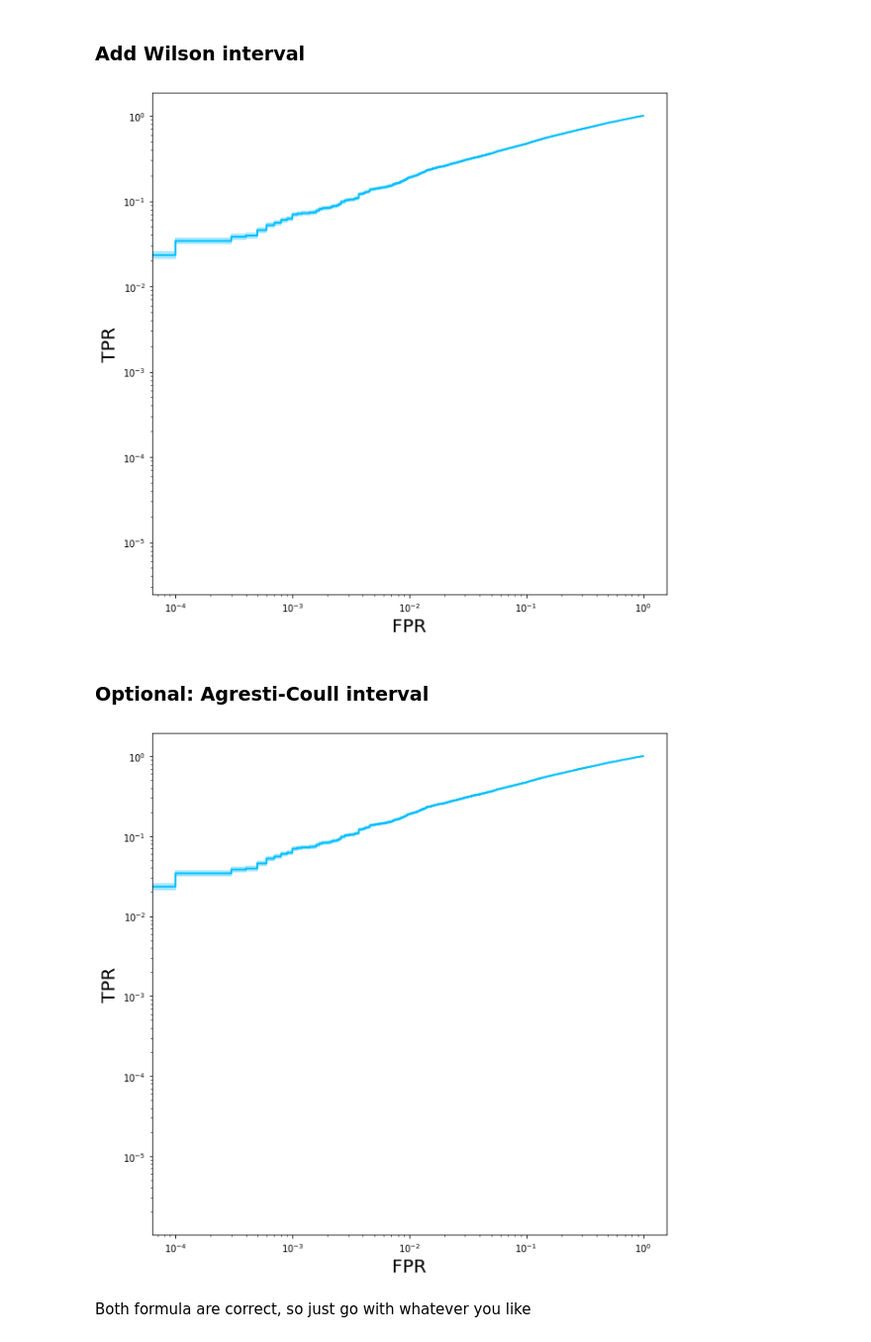
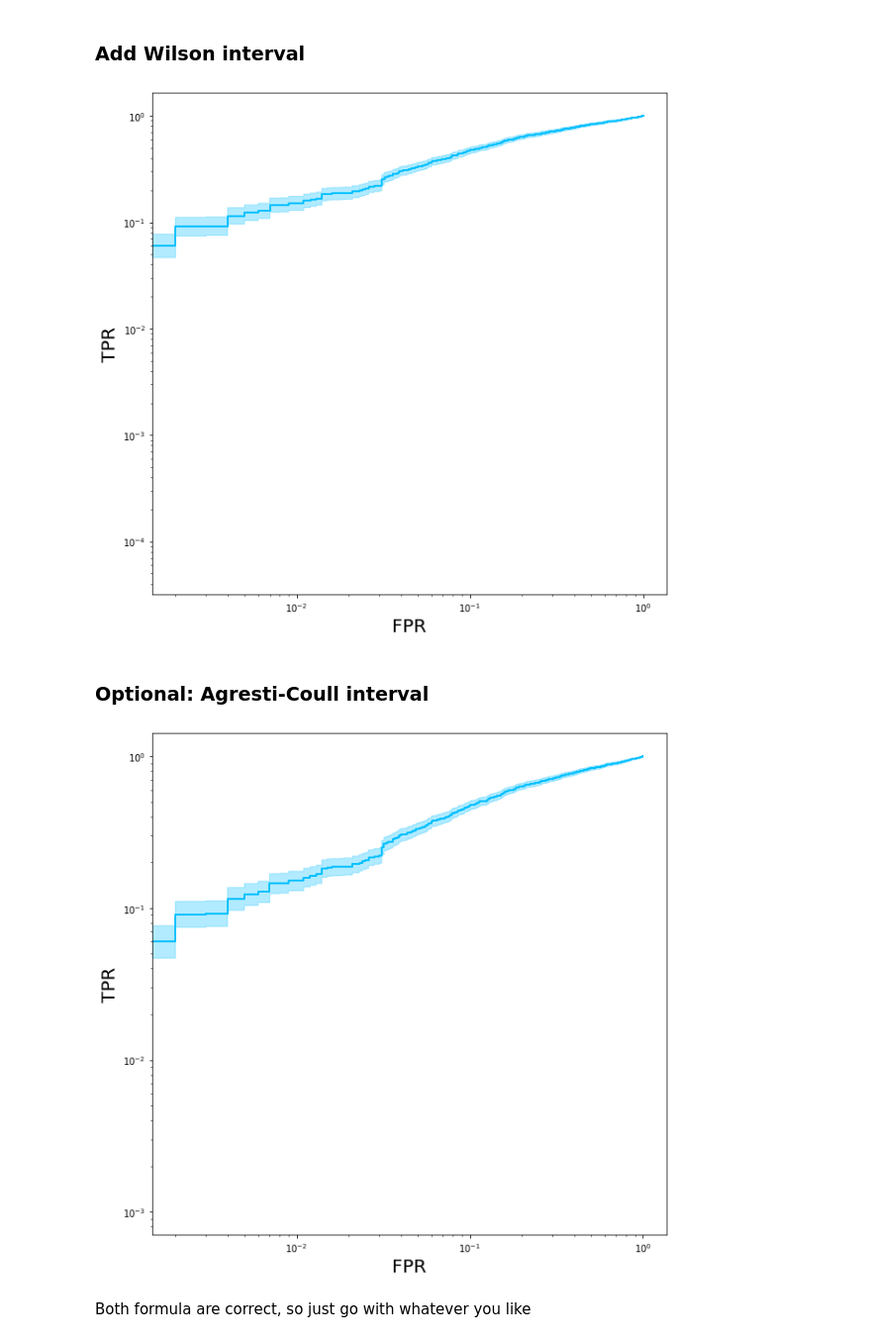
Before and after one commit to thongonary/Thoughts, a Jupyter notebook: ROC_uncertainty.ipynb, the cells around one changed output. Shown at 99% size. Drawn from its saved outputs; the diff is of its cells as text; code cells hidden in the pictures.

```diff
--- a/ROC_uncertainty.ipynb
+++ b/ROC_uncertainty.ipynb
@@ -7,7 +7,7 @@ from matplotlib import pyplot as plt
 # %% [markdown]
 ### Generate a random ROC curve
 # %%
-size = int(1e4)
+size = int(1e3)
 label = np.concatenate((np.ones(size), np.zeros(size)))
 
 def gen_clipped_gauss(mean, std, size):
@@ -59,8 +59,8 @@ def lower_wilson(p, n, z=1.96):
     ratio = np.where(ratio > 0, ratio, 0)
     return ratio
 
-upper_tpr = upper_wilson(tpr, 2*size)
-lower_tpr = lower_wilson(tpr, 2*size)
+upper_tpr = upper_wilson(tpr, size)
+lower_tpr = lower_wilson(tpr, size)
 
 fig, ax = plt.subplots(figsize=(10,10))
 ax.plot(fpr, tpr, linewidth=2, color='deepskyblue')
@@ -71,30 +71,30 @@ ax.set_xlabel('FPR', fontsize=20)
 ax.set_ylabel('TPR', fontsize=20)
 fig.show()
 # %% [output]
-[figure, old version]
+[figure, new version]
 # %% [markdown]
 ### Optional: Agresti-Coull interval
 # %%
 # https://en.wikipedia.org/wiki/Binomial_proportion_confidence_interval#Agresti%E2%80%93Coull_interval
 def ac_interval(p, n, z=1.96):
     nbar = n + np.power(z, 2)
     X = p * n
     pbar = 1./nbar * (X + np.power(z, 2)/2.)
     upper = pbar + z * np.sqrt(pbar/nbar * (1 - pbar))
     lower = pbar - z * np.sqrt(pbar/nbar * (1 - pbar))
     return upper, lower
 
-upper_tpr, lower_tpr = ac_interval(tpr, 2*size)
+upper_tpr, lower_tpr = ac_interval(tpr, size)
 
 fig, ax = plt.subplots(figsize=(10,10))
 ax.plot(fpr, tpr, linewidth=2, color='deepskyblue')
 ax.fill_between(fpr, lower_tpr, upper_tpr, color='deepskyblue', alpha=0.3)
 ax.set_yscale('log')
 ax.set_xscale('log')
 ax.set_xlabel('FPR', fontsize=20)
 ax.set_ylabel('TPR', fontsize=20)
 fig.show()
 # %% [output]
-[figure, old version]
+[figure, new version]
 # %% [markdown]
 Both formula are correct, so just go with whatever you like
```
Also changed, not shown: parts of 1 cell of this notebook.
